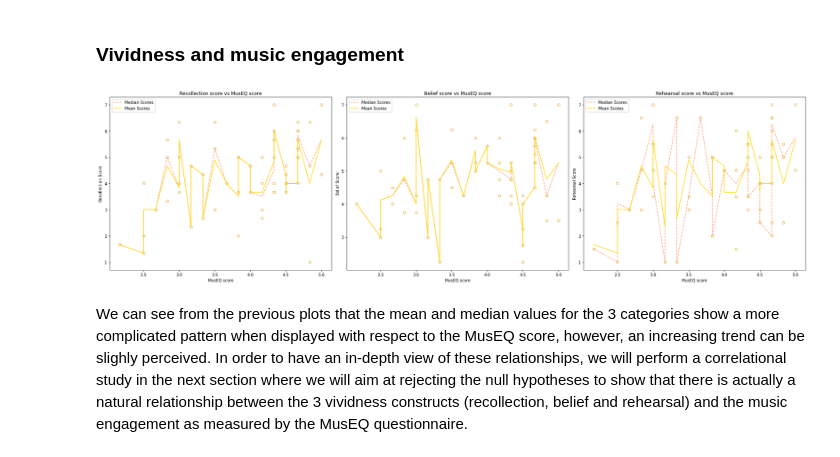
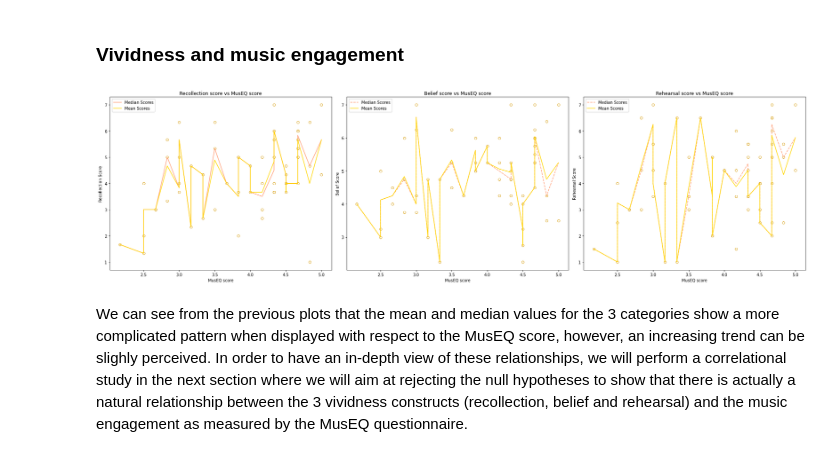
Before and after one commit to lennartnicolas/mpc-presentation, a Jupyter notebook: MPC Study Presentation.ipynb, the cells around one changed output. Cells and saved outputs as stored; diff of their text form; code cells hidden in the pictures.

```diff
--- a/MPC Study Presentation.ipynb
+++ b/MPC Study Presentation.ipynb
@@ -260,35 +260,35 @@ df.groupby('musEQScore')['RecollectionScore'].mean().plot(xlabel='MusEQ score',
 ax[1].plot(df['musEQScore'], df['BeliefScore'], 'o', fillstyle='none', color='goldenrod')
 df.groupby('musEQScore')['BeliefScore'].median().plot(xlabel='MusEQ score',
                                                      ylabel='Belief Score',
                                                      label='Median Scores',
                                                      color='lightsalmon',
                                                       style='--',
                                                      ax=ax[1]).legend(loc='upper left')
 
 df.groupby('musEQScore')['BeliefScore'].mean().plot(xlabel='MusEQ score',
                                                    ylabel='Belief Score',
                                                    label='Mean Scores',
                                                    color='gold',
                                                    title='Belief score vs MusEQ score',
                                                    ax=ax[1]).legend(loc='upper left')
 
 ax[2].plot(df['musEQScore'], df['RehearsalScore'], 'o', fillstyle='none', color='goldenrod')
 df.groupby('musEQScore')['RehearsalScore'].median().plot(xlabel='MusEQ score',
                                                      ylabel='Rehearsal Score',
                                                      label='Median Scores',
                                                      color='lightsalmon',
                                                          style='--',
                                                      ax=ax[2]).legend(loc='upper left')
 
-df.groupby('musEQScore')['RecollectionScore'].mean().plot(xlabel='MusEQ score',
+df.groupby('musEQScore')['RehearsalScore'].mean().plot(xlabel='MusEQ score',
                                                    ylabel='Rehearsal Score',
                                                    label='Mean Scores',
                                                    color='gold',
                                                    title='Rehearsal score vs MusEQ score',
                                                    ax=ax[2]).legend(loc='upper left')
 plt.tight_layout()
 # %% [output]
-[figure, old version]
+[figure, new version]
 # %% [markdown]
 We can see from the previous plots that the mean and median values for the 3 categories show a more complicated pattern when displayed with respect to the MusEQ score, however, an increasing trend can be slighly perceived. In order to have an in-depth view of these relationships, we will perform a correlational study in the next section where we will aim at rejecting the null hypotheses to show that there is actually a natural relationship between the 3 vividness constructs (recollection, belief and rehearsal) and the music engagement as measured by the MusEQ questionnaire.
 # %% [markdown]
```
Also changed, not shown: parts of 7 cells of this notebook, 3 other files.
